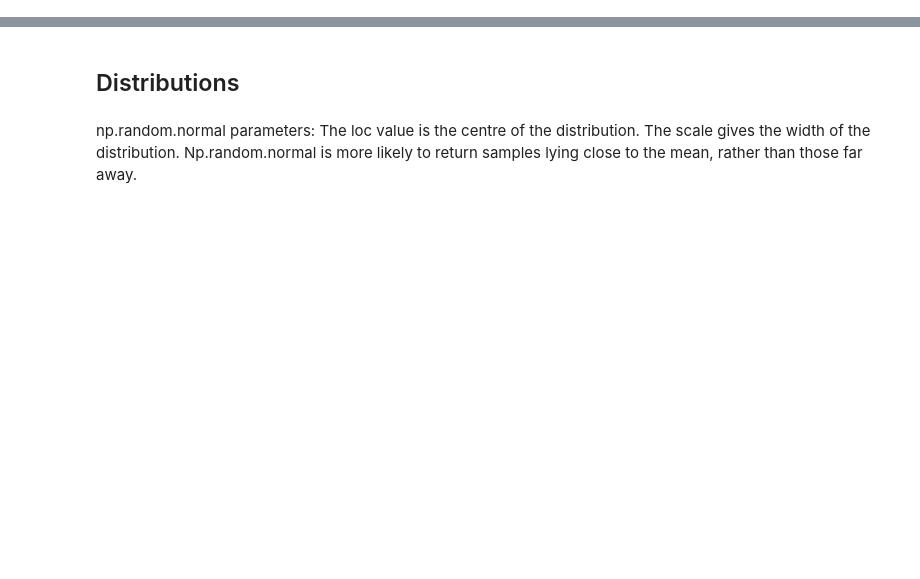
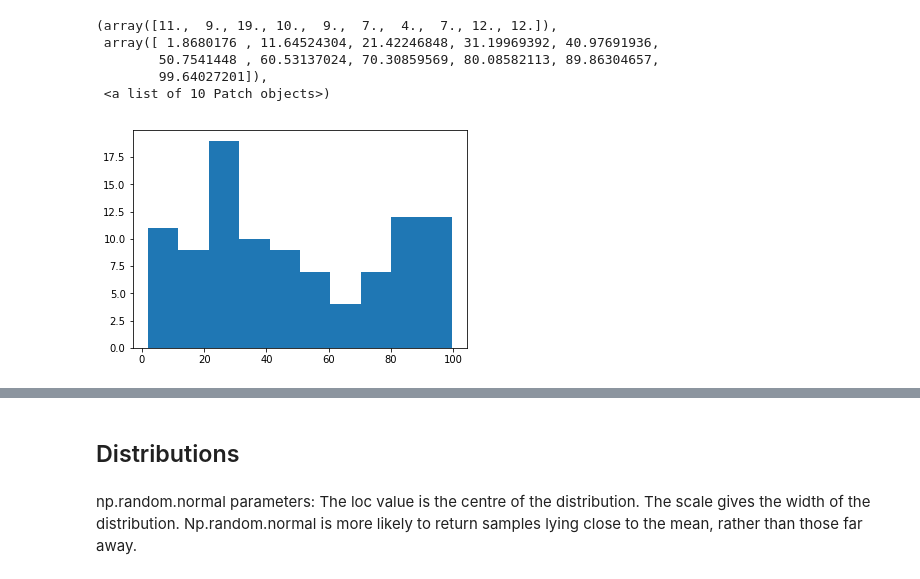
Before and after one commit to eamonnofarrell/NumpyRandom, a Jupyter notebook: NumpyRandom.ipynb, the cells around one changed output, grey strips where cells are left out. Cells and saved outputs as stored; diff of their text form; code cells hidden in the pictures; blank space fills up the shorter version.

```diff
--- a/NumpyRandom.ipynb
+++ b/NumpyRandom.ipynb
@@ -89,0 +248,10 @@ array([[6, 7, 8],
+# %%
+a = np.random.uniform(1,100,100)
+plt.hist(a)
+# %% [output]
+(array([11.,  9., 19., 10.,  9.,  7.,  4.,  7., 12., 12.]),
+ array([ 1.8680176 , 11.64524304, 21.42246848, 31.19969392, 40.97691936,
+        50.7541448 , 60.53137024, 70.30859569, 80.08582113, 89.86304657,
+        99.64027201]),
+ <a list of 10 Patch objects>)
+[figure, added]
```
Also changed, not shown: parts of 59 cells of this notebook.
